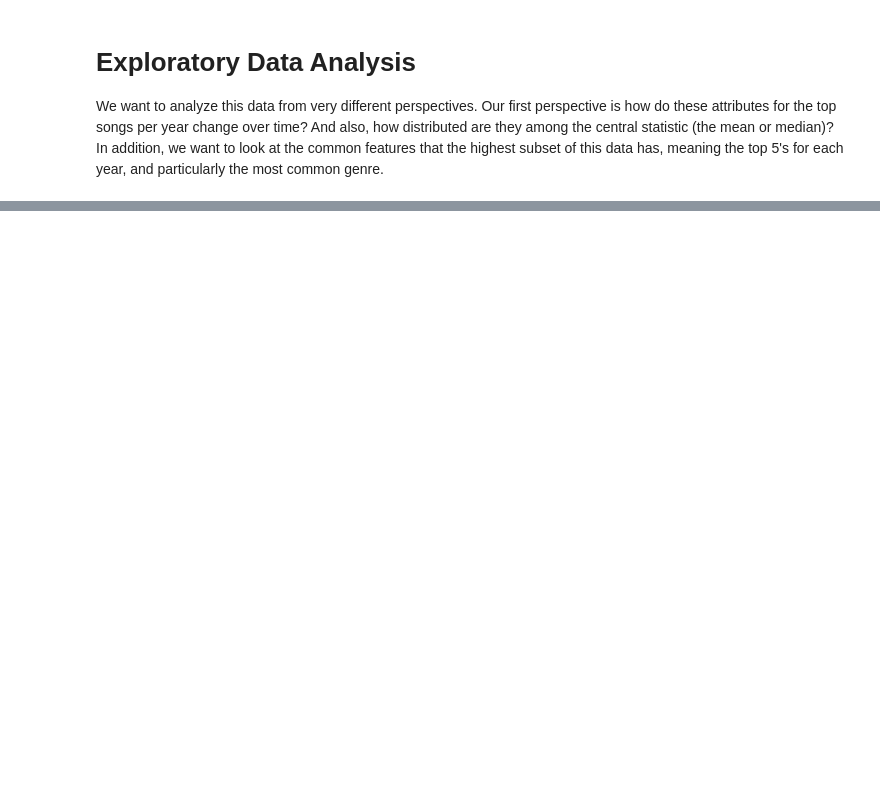
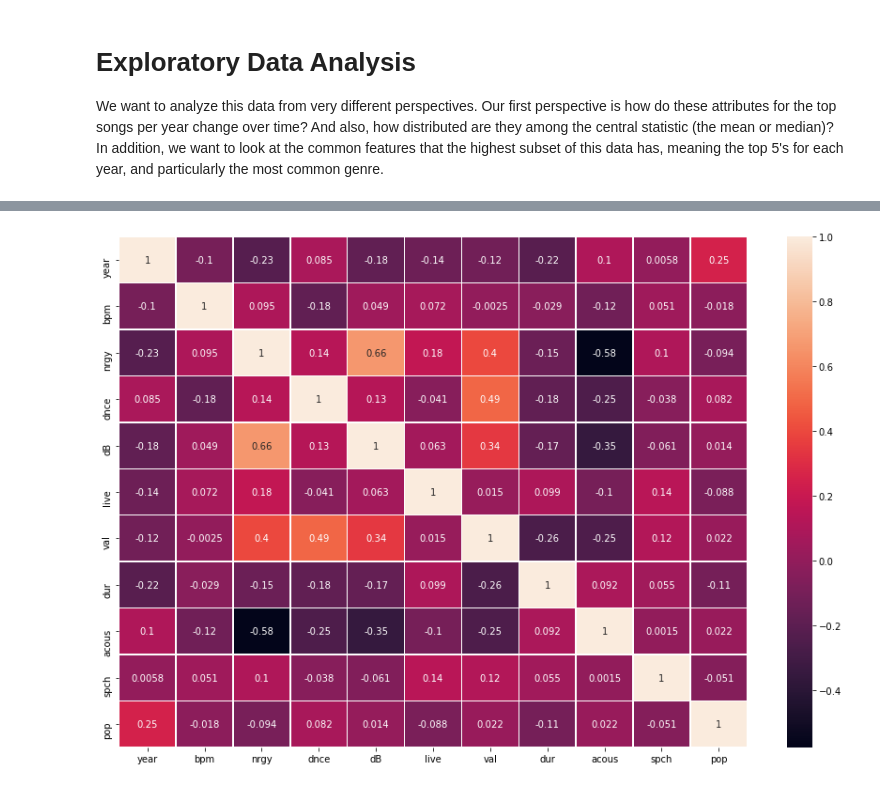
Before and after one commit to amarmuju/amarmuju.github.io, a Jupyter notebook: finalproject.ipynb, the cells around one changed output, grey strips where cells are left out. Saved outputs shown, nothing was run; the diff lists cells and outputs as text; code cells hidden in the pictures; blank space fills up the shorter version.

```diff
--- a/finalproject.ipynb
+++ b/finalproject.ipynb
@@ -143,0 +160,8 @@ for x in range(2010, 2020):
+# %%
+data2 = data.copy()
+data2.drop('rank', axis =1, inplace=True)
+corr_matrix=data2.corr()
+fig, ax = plt.subplots(figsize=(15,10))
+sns.heatmap(corr_matrix, annot=True, linewidths=.5, ax=ax);
+# %% [output]
+[figure, added]
```
Also changed, not shown: parts of 8 cells of this notebook.
